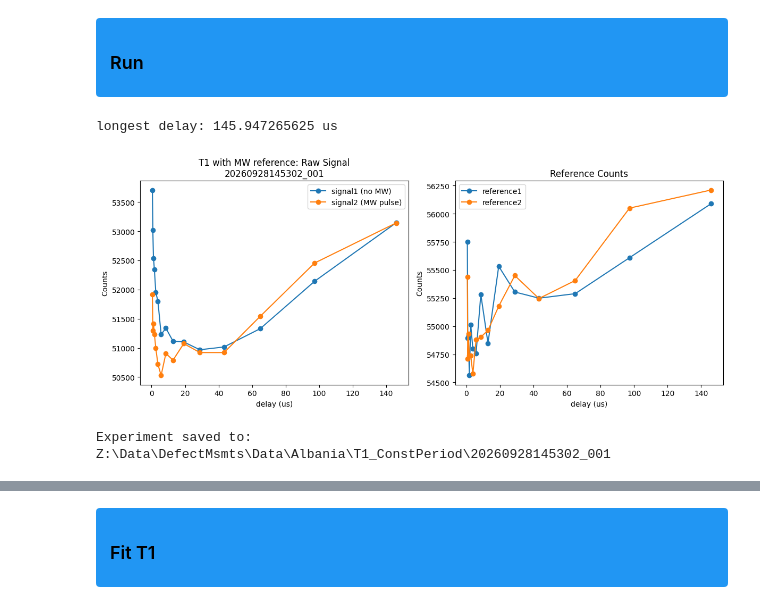
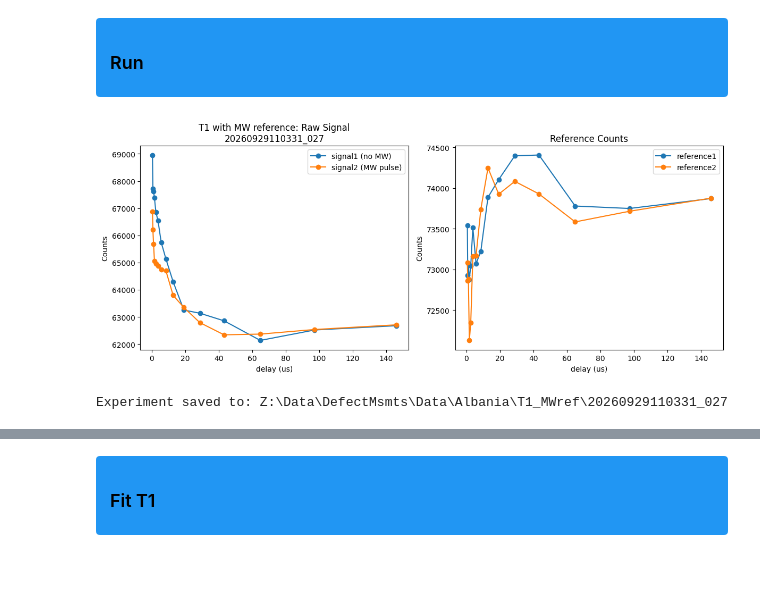
Before and after one commit to jeree-m/qick-dawg, a Jupyter notebook: jupyter_notebooks/ODMR_Rabi_T1.ipynb, the cells around one changed output, grey strips where cells are left out. Drawn from its saved outputs; the diff is of its cells as text; code cells hidden in the pictures; blank space fills up the shorter version.

```diff
--- a/jupyter_notebooks/ODMR_Rabi_T1.ipynb
+++ b/jupyter_notebooks/ODMR_Rabi_T1.ipynb
@@ -1013,8 +1007,8 @@ SetPower(0)
 config = copy(default_config)
 
 # ---- Experimental Parameters (knobs) ----
-laser_power = 70
-mw_gain = 4000
+laser_power = 50
+mw_gain = 7000
 resonance_fMHz = 3505
 mw_pulse_tns = 3000          # long saturating pulse, no Rabi needed
 delay_start_tus = 0.5
@@ -1076,33 +1070,32 @@ np.savez(
     delay_us=t,
     signal1=d.signal1,
     signal2=d.signal2,
     reference1=d.reference1,
     reference2=d.reference2,
 )
 
 # ---- Plot raw ----
 fig, axes = plt.subplots(1, 2, figsize=(12, 5))
 
 axes[0].plot(t, d.signal1, 'o-', label='signal1 (no MW)')
 axes[0].plot(t, d.signal2, 'o-', label='signal2 (MW pulse)')
 axes[0].set_xlabel('delay (us)')
 axes[0].set_ylabel('Counts')
 axes[0].set_title(f'T1 with MW reference: Raw Signal\n{experiment_id}')
 axes[0].legend()
 
 axes[1].plot(t, d.reference1, 'o-', label='reference1')
 axes[1].plot(t, d.reference2, 'o-', label='reference2')
 axes[1].set_xlabel('delay (us)')
 axes[1].set_ylabel('Counts')
 axes[1].set_title('Reference Counts')
 axes[1].legend()
 
 plt.tight_layout()
 fig.savefig(experiment_folder / "t1_mwref_raw.png", dpi=300, bbox_inches="tight")
 plt.show()
 
 print(f"Experiment saved to: {experiment_folder}")
 # %% [output]
+[figure, new version]
-longest delay: 145.947265625 us
+Experiment saved to: Z:\Data\DefectMsmts\Data\Albania\T1_MWref\20260929110331_027
-[figure, old version]
-Experiment saved to: Z:\Data\DefectMsmts\Data\Albania\T1_ConstPeriod\20260928145302_001
```
Also changed, not shown: parts of 14 cells of this notebook.
